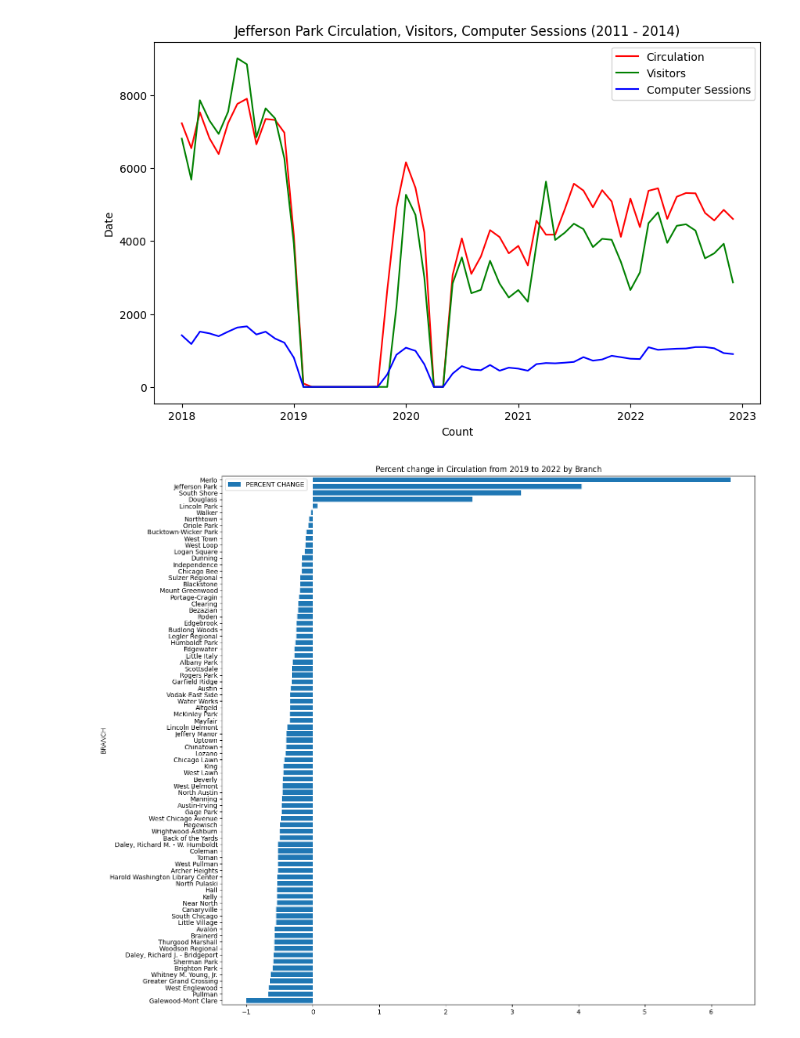
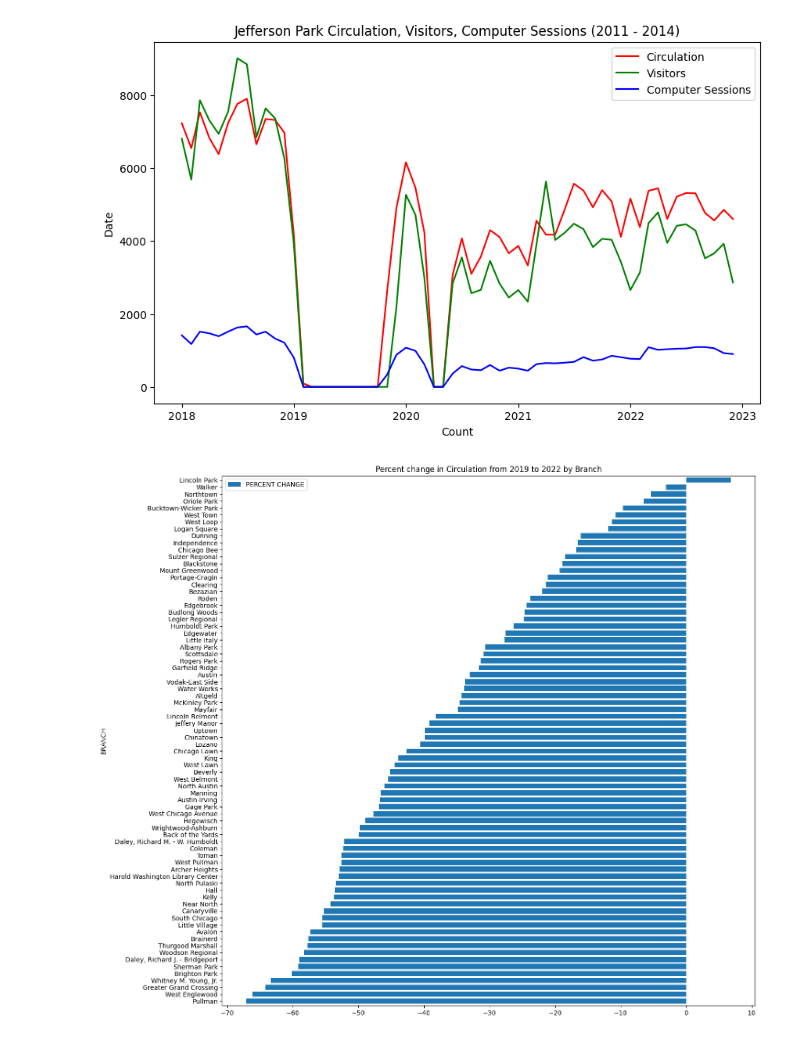
Before and after one commit to uchicago-dsi/cpl_project, a Jupyter notebook: can-summer-2023/basic circulation visuals.ipynb, the cells around one changed output. Drawn from its saved outputs; the diff is of its cells as text; code cells hidden in the pictures.

Commit message:
percent change in circ 2019 to 2022 excluding outliers

```diff
--- a/can-summer-2023/basic circulation visuals.ipynb
+++ b/can-summer-2023/basic circulation visuals.ipynb
@@ -248,12 +249,19 @@ branch_cvcomp_linegraphs("Jefferson Park") #2018-2022
 # %%
 circ_19_22 = branch_metrics.loc[(branch_metrics['YEAR']==2019)|(branch_metrics['YEAR']==2022)]
 circ_19_22 = circ_19_22.groupby(['BRANCH', 'YEAR'])[['CIRCULATION']].mean().unstack()
-circ_19_22['PERCENT CHANGE'] = (circ_19_22['CIRCULATION'][2022]-circ_19_22['CIRCULATION'][2019])/circ_19_22['CIRCULATION'][2019]
+circ_19_22['PERCENT CHANGE'] = ((circ_19_22['CIRCULATION'][2022]-circ_19_22['CIRCULATION'][2019])/circ_19_22['CIRCULATION'][2019])*100
 circ_19_22.head(5)
 circ_percent_change_19_22 = circ_19_22[['PERCENT CHANGE']].reset_index()
+
+circ_percent_change_19_22 = circ_percent_change_19_22.loc[circ_percent_change_19_22['BRANCH'] != 'Merlo'] # closed all of 2019
+circ_percent_change_19_22 = circ_percent_change_19_22.loc[circ_percent_change_19_22['BRANCH'] != 'Jefferson Park'] # closed a lot of 2019
+circ_percent_change_19_22 = circ_percent_change_19_22.loc[circ_percent_change_19_22['BRANCH'] != 'South Shore'] # closed a lot of 2019
+circ_percent_change_19_22 = circ_percent_change_19_22.loc[circ_percent_change_19_22['BRANCH'] != 'Douglass'] # closed a lot of 2019
+circ_percent_change_19_22 = circ_percent_change_19_22.loc[circ_percent_change_19_22['BRANCH'] != 'Galewood-Mont Clare'] # temporarily closed 2020 onwards
+
 circ_percent_change_19_22.sort_values('PERCENT CHANGE', inplace = True)
 circ_percent_change_19_22.head(5)
 circ_percent_change_19_22.plot(x = 'BRANCH', y = 'PERCENT CHANGE', kind = 'barh', width = .75, figsize=(15,15), title = "Percent change in Circulation from 2019 to 2022 by Branch")
 plt.show()
 # %% [output]
-[figure, old version]
+[figure, new version]
```
Also changed, not shown: parts of 2 cells of this notebook.
